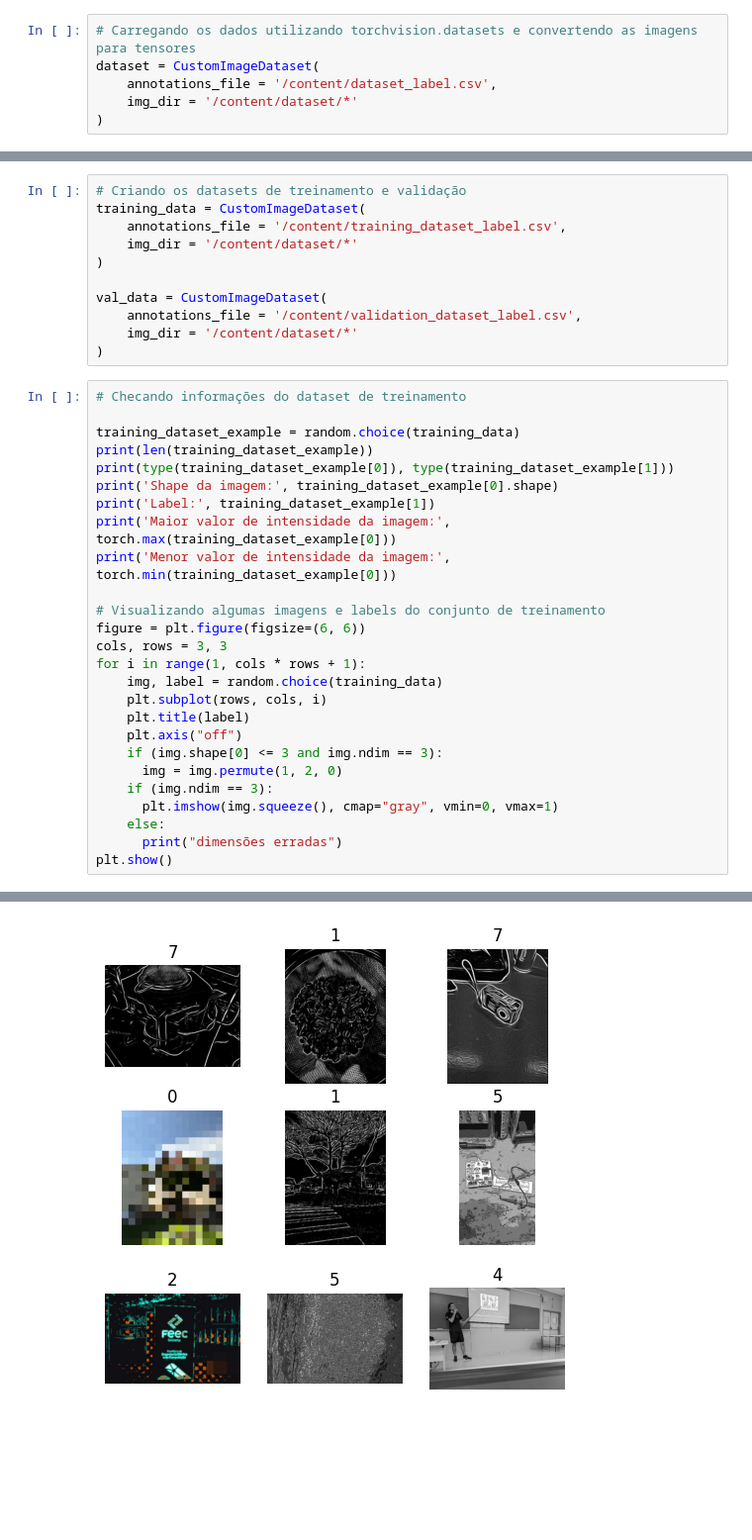
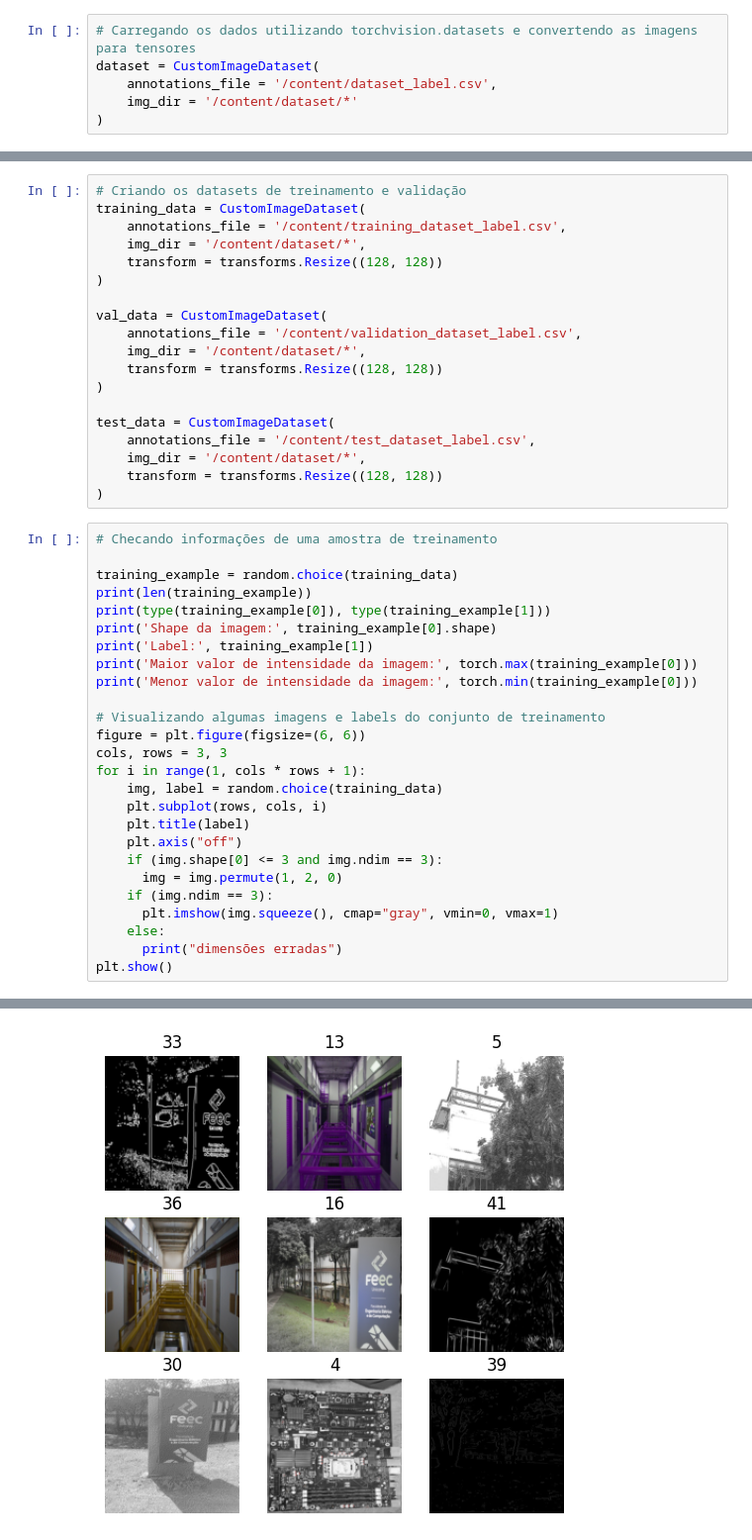
Before and after one commit to UNICAMP-EA979/2026s1-projetopi-e2-f250397, a Jupyter notebook: Atividade.ipynb, the cells around one changed output, grey strips where cells are left out. Shown at 99% size. Saved outputs shown, nothing was run; the diff lists cells and outputs as text; blank space fills up the shorter version.

```diff
--- a/Atividade.ipynb
+++ b/Atividade.ipynb
@@ -185,23 +198,31 @@ with open('/content/dataset_label.csv', 'r') as read_target:
 # Criando os datasets de treinamento e validação
 training_data = CustomImageDataset(
     annotations_file = '/content/training_dataset_label.csv',
-    img_dir = '/content/dataset/*'
+    img_dir = '/content/dataset/*',
+    transform = transforms.Resize((128, 128))
 )
 
 val_data = CustomImageDataset(
     annotations_file = '/content/validation_dataset_label.csv',
-    img_dir = '/content/dataset/*'
+    img_dir = '/content/dataset/*',
+    transform = transforms.Resize((128, 128))
 )
+
+test_data = CustomImageDataset(
+    annotations_file = '/content/test_dataset_label.csv',
+    img_dir = '/content/dataset/*',
+    transform = transforms.Resize((128, 128))
+)
 # %%
-# Checando informações do dataset de treinamento
+# Checando informações de uma amostra de treinamento
 
-training_dataset_example = random.choice(training_data)
-print(len(training_dataset_example))
-print(type(training_dataset_example[0]), type(training_dataset_example[1]))
-print('Shape da imagem:', training_dataset_example[0].shape)
-print('Label:', training_dataset_example[1])
-print('Maior valor de intensidade da imagem:', torch.max(training_dataset_example[0]))
-print('Menor valor de intensidade da imagem:', torch.min(training_dataset_example[0]))
+training_example = random.choice(training_data)
+print(len(training_example))
+print(type(training_example[0]), type(training_example[1]))
+print('Shape da imagem:', training_example[0].shape)
+print('Label:', training_example[1])
+print('Maior valor de intensidade da imagem:', torch.max(training_example[0]))
+print('Menor valor de intensidade da imagem:', torch.min(training_example[0]))
 
 # Visualizando algumas imagens e labels do conjunto de treinamento
 figure = plt.figure(figsize=(6, 6))
@@ -228,4 +249,4 @@ Menor valor de intensidade da imagem: tensor(7, dtype=torch.uint8)
-[figure, old version]
+[figure, new version]
 # %%
 # Checando informações de uma amostra de validação
 
```
Also changed, not shown: parts of 14 cells of this notebook.
